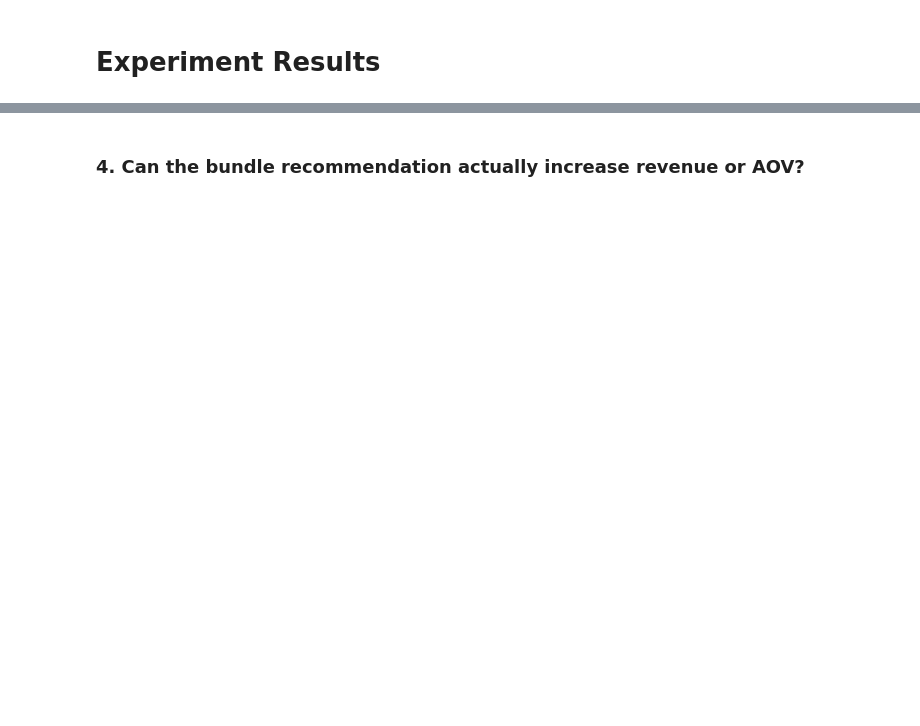
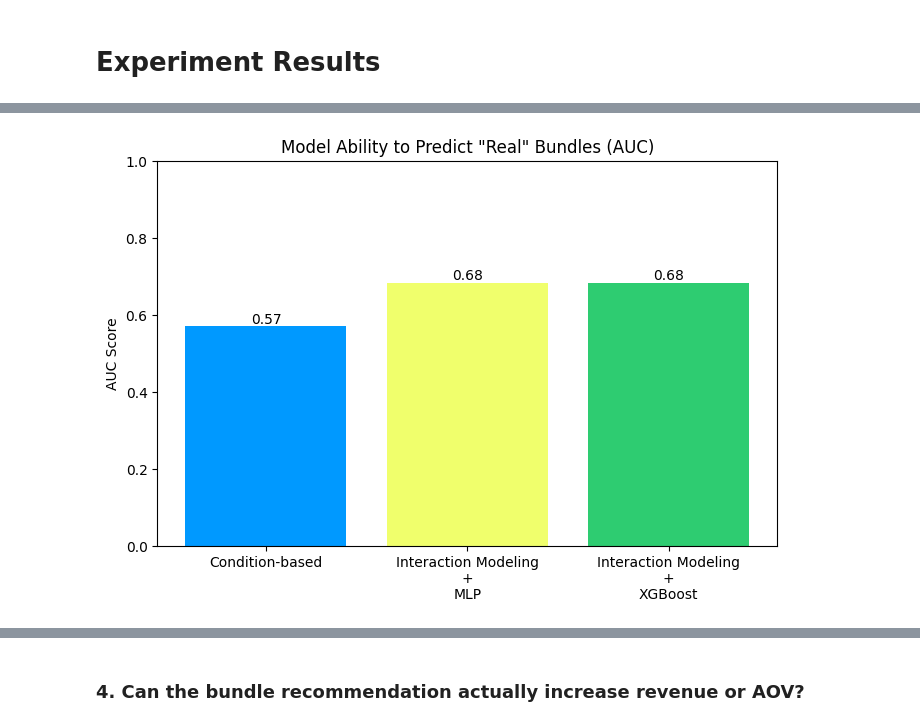
Before and after one commit to alfialdo/fashion-bundle-recom, a Jupyter notebook: bundle_recom.ipynb, the cells around one changed output, grey strips where cells are left out. Drawn from its saved outputs; the diff is of its cells as text; code cells hidden in the pictures; blank space fills up the shorter version.

```diff
--- a/bundle_recom.ipynb
+++ b/bundle_recom.ipynb
@@ -213,21 +339,5 @@ Xgboost is chosen as the binary classifier here due to the nature of tree-based
 # %%
-## Feature selections
-feature_cols = [
-    'is_same_appearance',
-    'is_same_color',
-    'is_same_target',
-    'is_cross_category'
-]
-
-# Split training data and model config
-
-X = train_df[feature_cols]
-y = train_df['label']
-
-x_train, x_test, y_train, y_test = train_test_split(X, y, test_size=0.2, random_state=42, stratify=y)
-print(f"Training samples: {len(x_train)}, Validation samples: {len(x_test)}")
-
-model = XGBClassifier(
+xgb_model = XGBClassifier(
     n_estimators=200,
     max_depth=14,
     learning_rate=0.1,
@@ -237,4 +347,14 @@ model = XGBClassifier(
     random_state=42,
     nthread=6
 )
+
+# Train the Model
+print("Training model...")
+xgb_model.fit(x_train, y_train)
+
+# Evaluate Performance
+y_pred_proba = xgb_model.predict_proba(x_val)[:, 1]
+y_pred = xgb_model.predict(x_val)
+
+xgb_auc, _  = check_performance(y_pred, y_pred_proba, y_val)
 # %% [output]
@@ -295,24 +384,15 @@ ax=sns.barplot(data=model_importance, x="Importance", y="Feature", hue="Feature"
 # %%
-# Predict using the test set
-y_pred_prob = model.predict_proba(x_test)[:, 1]
-xgb_auc = roc_auc_score(y_test, y_pred_prob)
-
-# Baseline 1: Category Heuristic (Different Category = Buy)
-heur_auc = roc_auc_score(y_test, x_test['is_cross_category'])
-
-# Baseline 2: Global Popularity (Frequency),
-base_pop_preds = np.random.uniform(0, 0.5, size=len(y_test)) # Placeholder for actual pop score
-pop_auc = roc_auc_score(y_test, base_pop_preds)
-
-methods = ['Global Popularity', 'Category Rule', 'XGBoost']
-scores = [pop_auc, heur_auc, xgb_auc]
+methods = ['Condition-based', 'Interaction Modeling\n+\nMLP', 'Interaction Modeling\n+\nXGBoost']
+scores = [baseline1_auc, baseline2_auc, xgb_auc]
 
 plt.figure(figsize=(8, 5))
 bars = plt.bar(methods, scores, color=["#0099ff", "#f0ff6c", '#2ecc71'])
-plt.title('Experiment 1: Model Ability to Predict "Real" Bundles (AUC)')
+plt.title('Model Ability to Predict "Real" Bundles (AUC)')
 plt.ylim(0.0, 1.0)
 plt.ylabel('AUC Score')
 
 for bar in bars:
     plt.text(bar.get_x() + bar.get_width()/2, bar.get_height(), f'{bar.get_height():.2f}', ha='center', va='bottom')
 plt.show()
+# %% [output]
+[figure, added]
```
Also changed, not shown: parts of 30 cells of this notebook, 7 other files.
